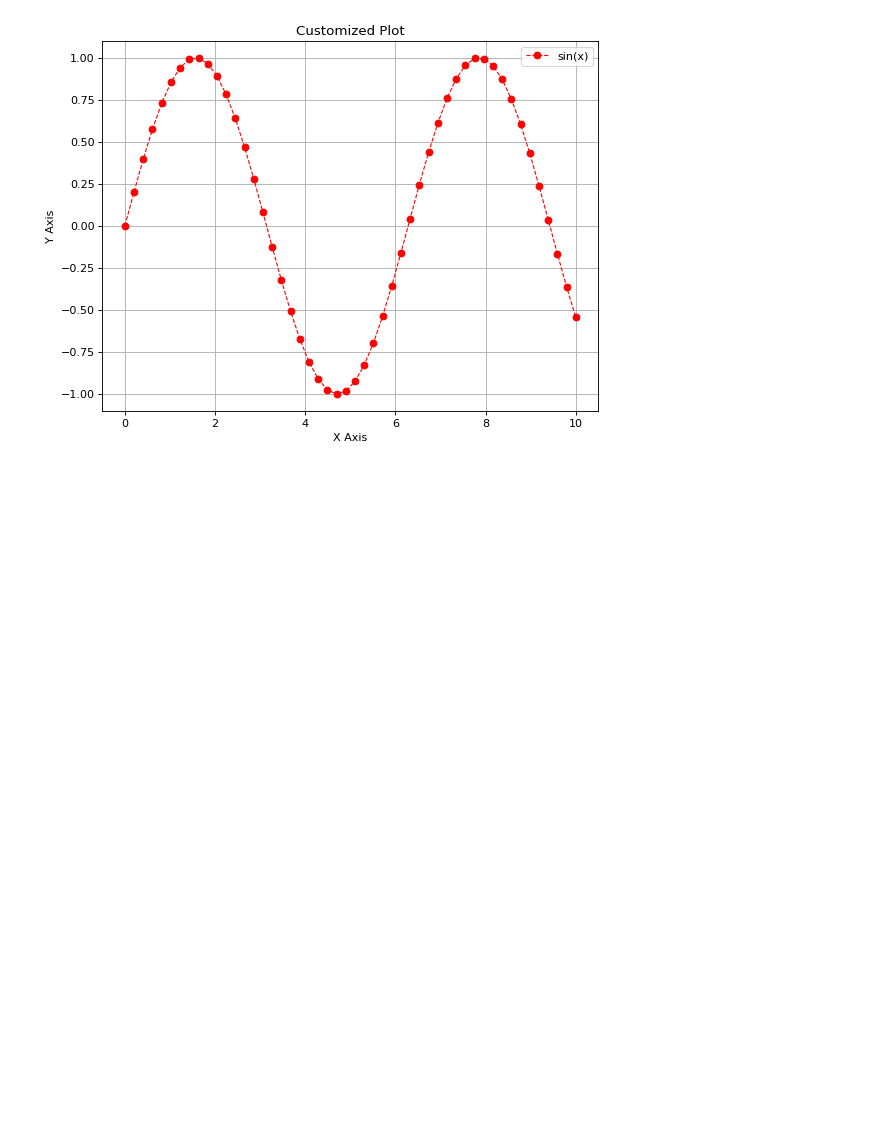
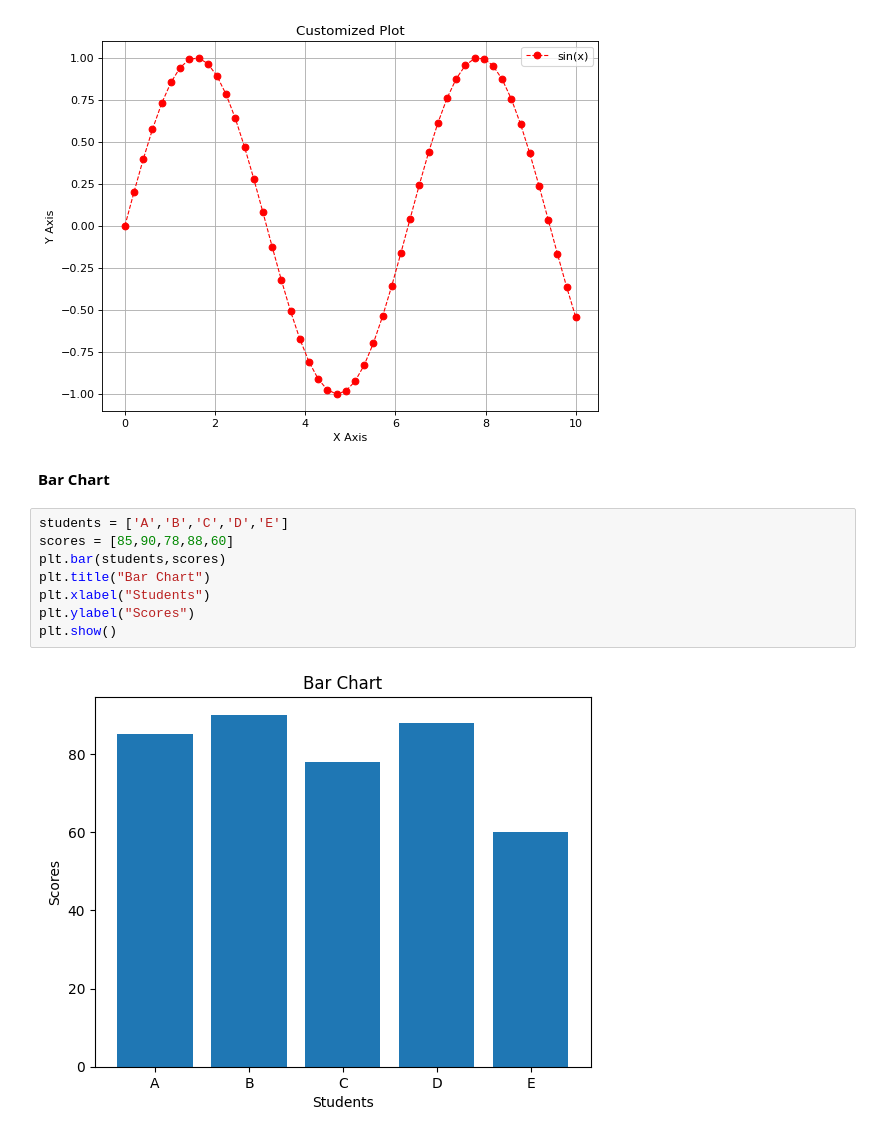
Before and after one commit to Zol-piE/Python-Foundation, a Jupyter notebook: Matplotlib.ipynb, the cells around one changed output. Drawn from its saved outputs; the diff is of its cells as text; blank space fills up the shorter version.

```diff
--- a/Matplotlib.ipynb
+++ b/Matplotlib.ipynb
@@ -29,3 +29,15 @@ plt.grid(True)
 plt.show()
 # %% [output]
 [figure]
+# %% [markdown]
+**Bar Chart**
+# %%
+students = ['A','B','C','D','E']
+scores = [85,90,78,88,60]
+plt.bar(students,scores)
+plt.title("Bar Chart")
+plt.xlabel("Students")
+plt.ylabel("Scores")
+plt.show()
+# %% [output]
+[figure, added]
```
Also changed, not shown: parts of 9 cells of this notebook.
